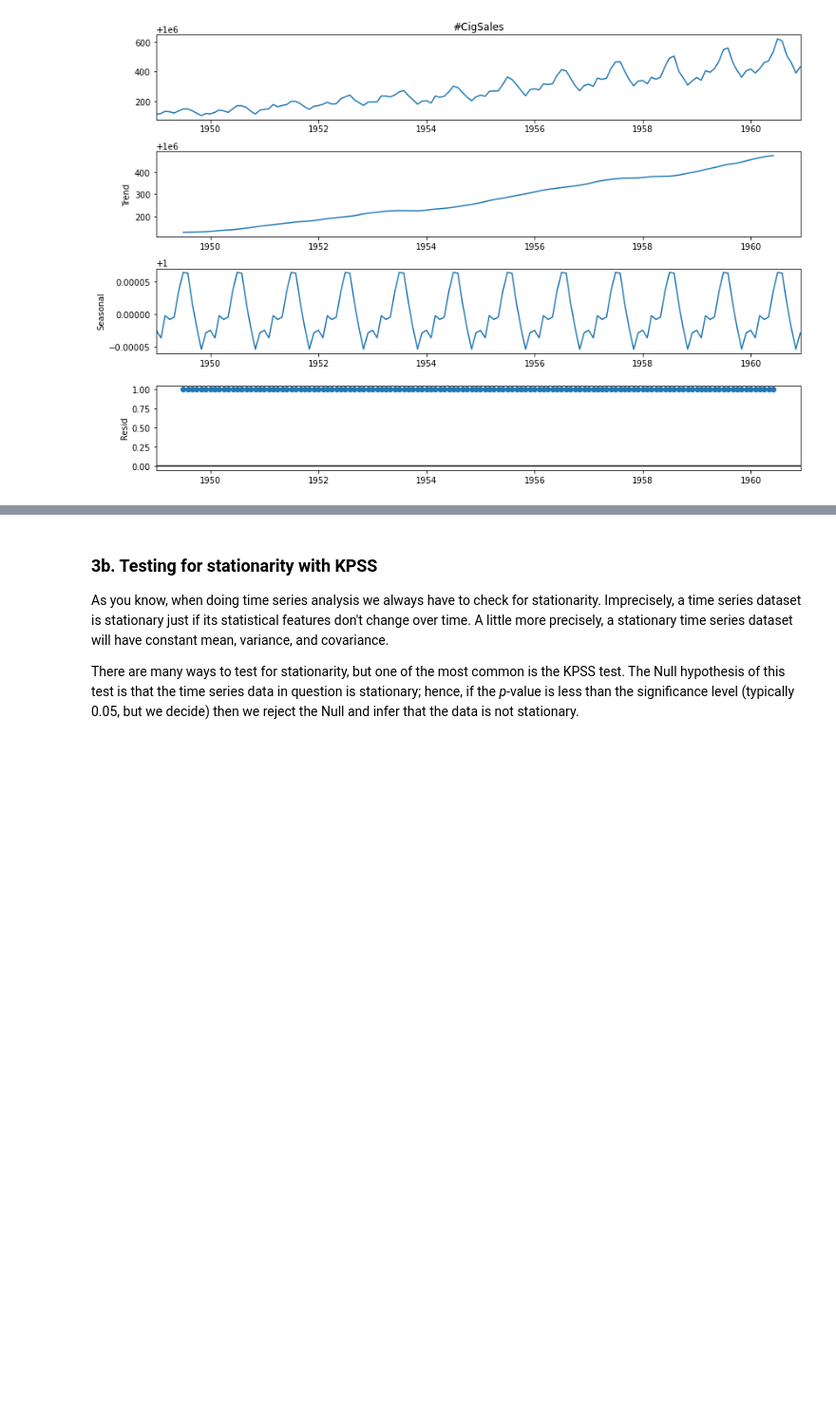
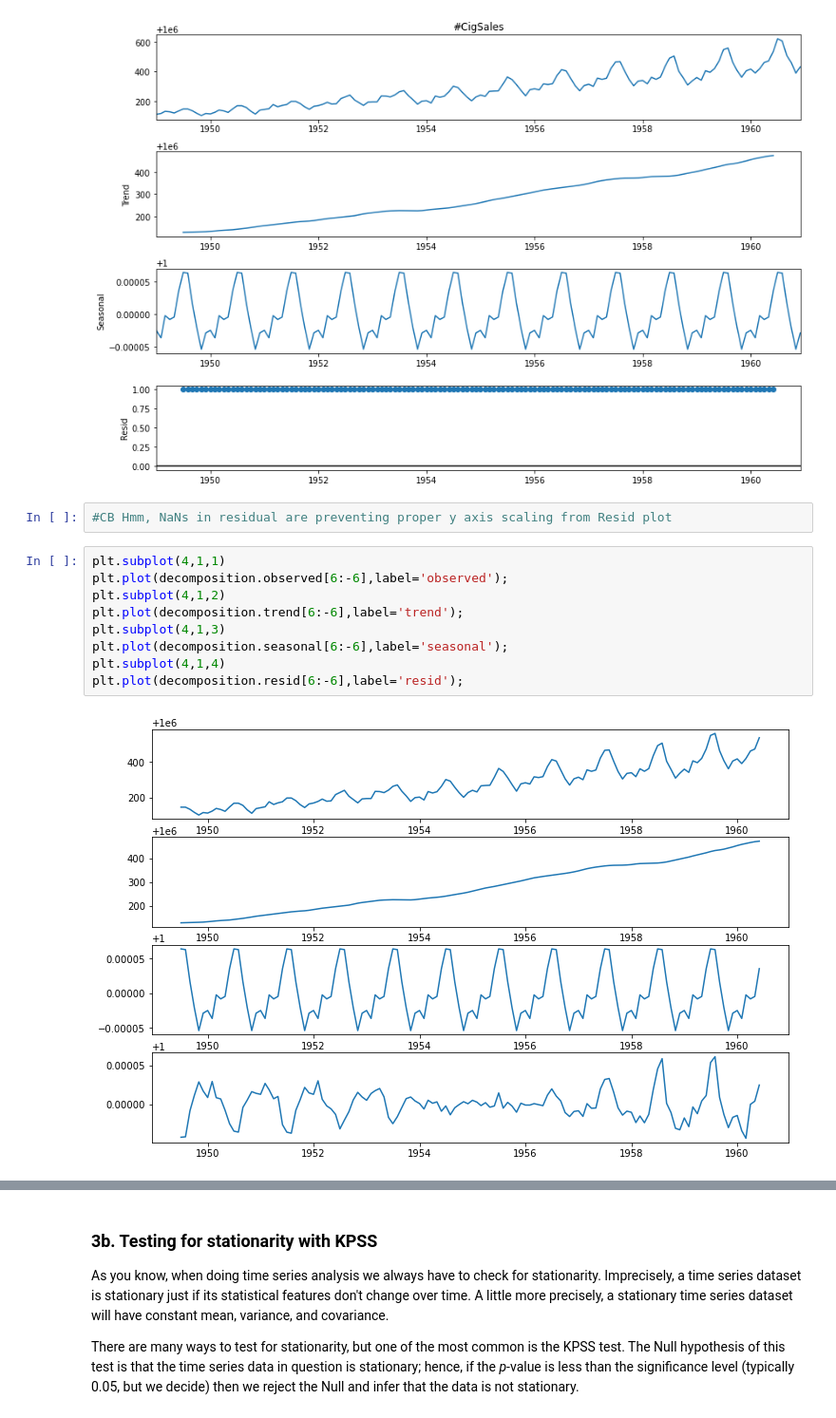
Before and after one commit to cabruck/DataScienceTimeSeriesCigarettes, a Jupyter notebook: Cowboy Cigarettes Case Study - Tier 3.ipynb, the cells around one changed output, grey strips where cells are left out. Shown: that part at 95% size. Cells and saved outputs as stored; diff of their text form; blank space fills up the shorter version.

```diff
--- a/Cowboy Cigarettes Case Study - Tier 3.ipynb
+++ b/Cowboy Cigarettes Case Study - Tier 3.ipynb
@@ -303,3 +303,16 @@ plt.rc("figure", figsize=(12,8))
 decomposition.plot();
 # %% [output]
 [figure]
+# %%
+#CB Hmm, NaNs in residual are preventing proper y axis scaling from Resid plot
+# %%
+plt.subplot(4,1,1)
+plt.plot(decomposition.observed[6:-6],label='observed');
+plt.subplot(4,1,2)
+plt.plot(decomposition.trend[6:-6],label='trend');
+plt.subplot(4,1,3)
+plt.plot(decomposition.seasonal[6:-6],label='seasonal');
+plt.subplot(4,1,4)
+plt.plot(decomposition.resid[6:-6],label='resid');
+# %% [output]
+[figure, added]
```
Also changed, not shown: parts of 11 cells of this notebook, 1 other file.
